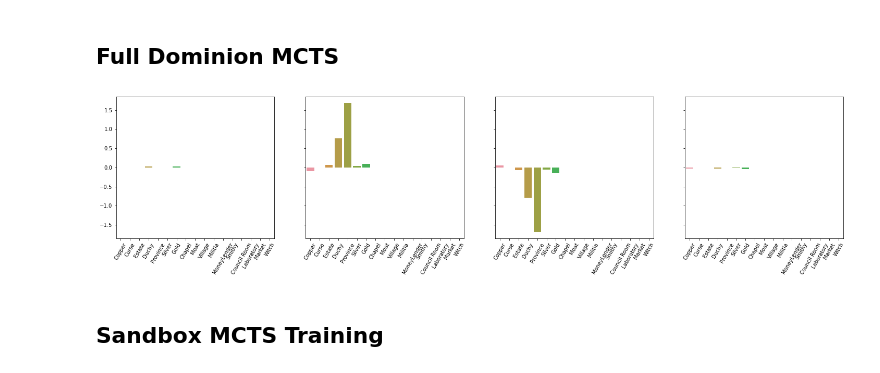
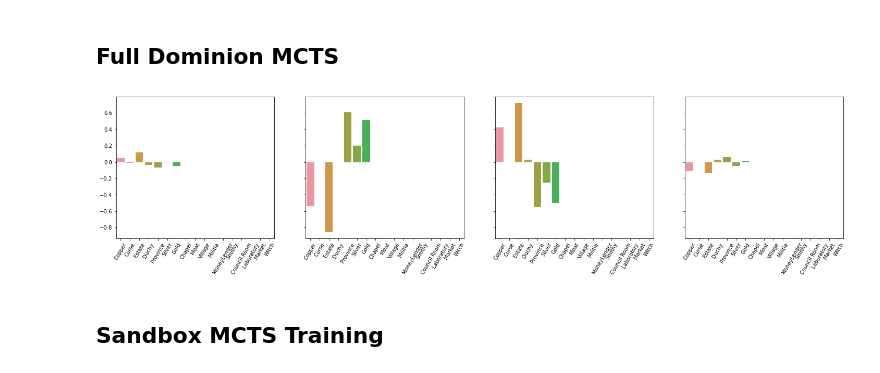
Before and after one commit to SpecificGenerality/PyDominion, a Jupyter notebook: notebooks/mcts_training.ipynb, the cells around one changed output. Saved outputs shown, nothing was run; the diff lists cells and outputs as text; code cells hidden in the pictures.

```diff
--- a/notebooks/mcts_training.ipynb
+++ b/notebooks/mcts_training.ipynb
@@ -25,0 +45,8 @@ model_dir = os.path.join(project_root, 'models')
+# %%
+tree_name = write_tree_path
+rollout_name = 'default-mlog-full-paper'
+tree_path = os.path.join(model_dir, tree_name)
+rollout_path = os.path.join(model_dir, rollout_name)
+# %%
+C = lambda x: max(1 / np.sqrt(x + 2), 0.1)
+tree = GameTree.load(path=tree_path, train=True, C=C, _skip_level=False)
@@ -26,7 +74,7 @@ model_dir = os.path.join(project_root, 'models')
 # %% [markdown]
 ## Full Dominion MCTS ##
 # %%
-tree_name = 'r-dw-mcts-bm-hotrt-100k-srat-base-default-ucb1-old-mlog'
-rollout_name = 'default-mlog-full'
+tree_name = 'full-paper-tree-uniform'
+rollout_name = 'default-mlog-full-paper'
 tree_path = os.path.join(model_dir, tree_name)
 rollout_path = os.path.join(model_dir, rollout_name)
@@ -38,10 +84,11 @@ C = lambda x: max(1 / np.sqrt(x + 2), 0.1)
 # C = lambda x: 1 / np.sqrt(2)
 tree = GameTree(train=True, C=C, selection='ucb1', _skip_level=False)
 # %%
-config = GameConfig(sandbox=False, num_players=2, must_include=default_kingdom)
-players = init_players(['UCT', 'DW'], tree=tree, rollout_type='mlog')
+config = GameConfig(splits=[StartingSplit.UniformRandomSplit, StartingSplit.UniformRandomSplit], sandbox=False, num_players=2, must_include=default_kingdom)
+# players = init_players(['UCT', 'DW'], tree=tree, rollout_type='mlog')
 # player = init_players(['UCT'], tree=tree, rollout_type='mlog')[0]
-# players = [player, player]
+player = load_players(['UCT'], [rollout_path], train=False, tree=tree, rollout_type='mlog', use_tree=True)[0]
+players = [player, player]
 agent = players[0]
 # opp = players[1]
 env = DefaultEnvironment(config, players)
@@ -57,24 +113,24 @@ warm_models = load(rollout_path)['models']
 # %%
-# plot_model = agent.rollout.models[8]
-plot_model = warm_models[1]
+plot_model = agent.rollout.models[8]
+# plot_model = warm_models[8]
 
 agent_weights = plot_model.coef_[0][17:34]
 opp_weights = plot_model.coef_[0][34:]
 supply_weights = plot_model.coef_[0][:17]
 player_weight_diffs = agent_weights + opp_weights
 
 cards = [str(k()) for k in idxs.keys()]
 
 f, axes = plt.subplots(1,4, figsize=(25, 5), sharey='all')
 sns.barplot(x=cards, y=supply_weights, ax=axes[0])
 sns.barplot(x=cards, y=agent_weights, ax=axes[1])
 sns.barplot(x=cards, y=opp_weights, ax=axes[2])
 sns.barplot(x=cards, y=player_weight_diffs, ax=axes[3])
 
 for ax in axes:
     ax.set_xticklabels(ax.get_xticklabels(), rotation=60)
 # %% [output]
-[figure, old version]
+[figure, new version]
 # %%
 train_mcts(env=env, tree=tree, epochs=100000, train_epochs_interval=sys.maxsize, save_epochs=10000, path=tree_path, rollout_path=rollout_path, scoring='score_ratio')
 # %%
```
Also changed, not shown: parts of 15 cells of this notebook, 12 other files.
